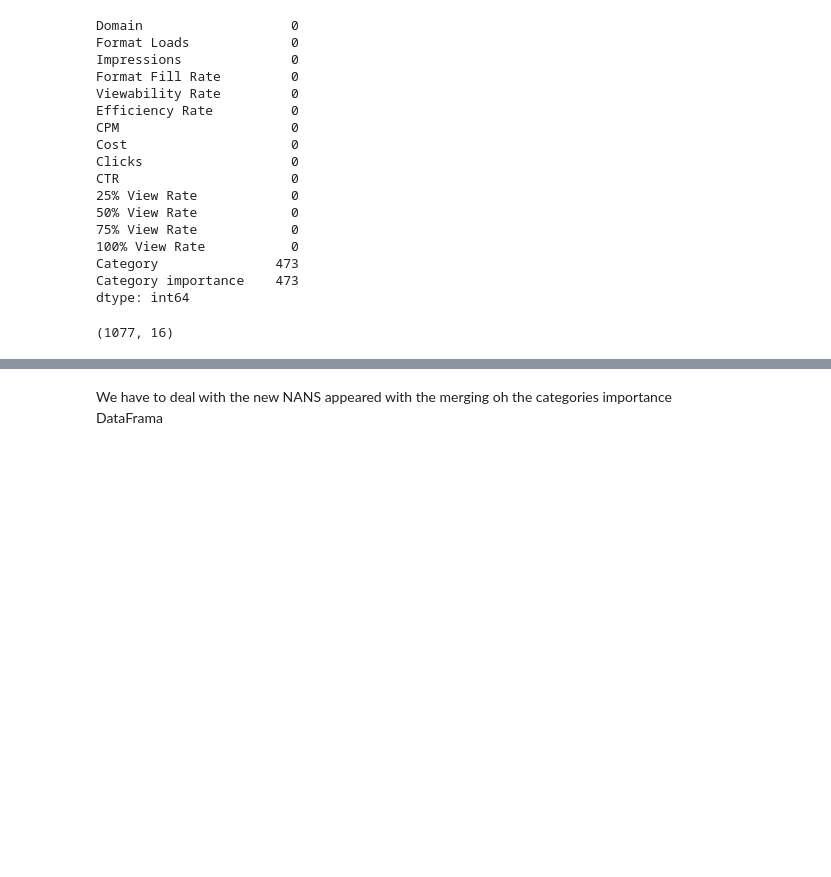
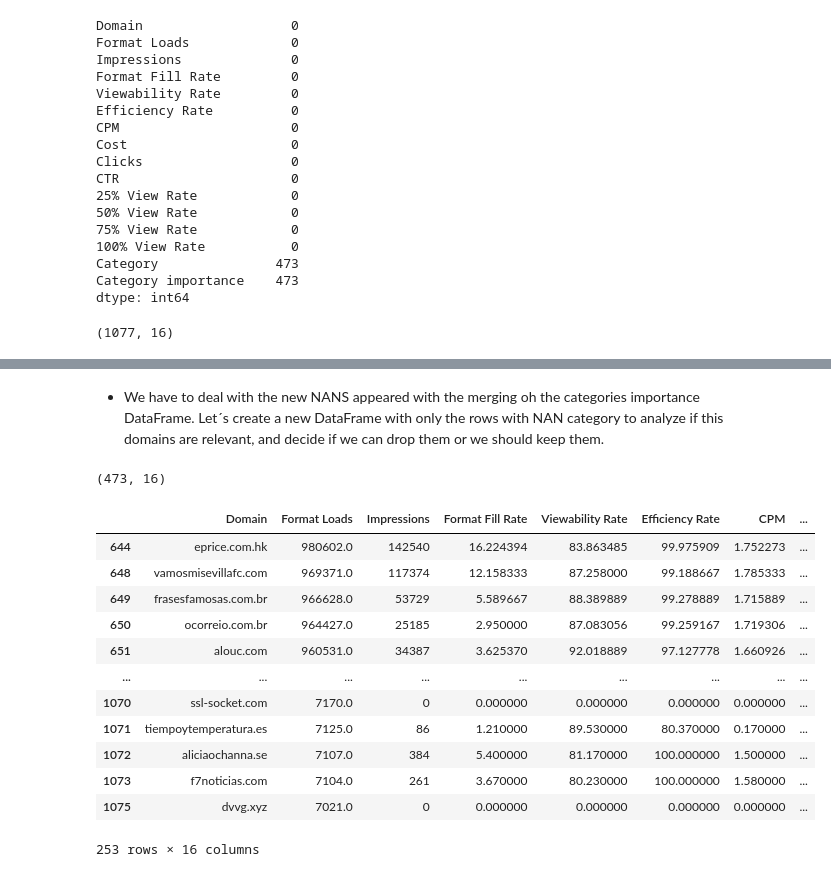
Before and after one commit to rfisla/FINAL-PROJECT-OF-KSCHOOL-MASTER, a Jupyter notebook: Initial Data Interpretation.ipynb, the cells around one changed output, grey strips where cells are left out. Saved outputs shown, nothing was run; the diff lists cells and outputs as text; code cells hidden in the pictures; blank space fills up the shorter version.

```diff
--- a/Initial Data Interpretation.ipynb
+++ b/Initial Data Interpretation.ipynb
@@ -366,3 +401,24 @@ Community & Culture > General                   15
 Name: Category, dtype: int64
-# %% [markdown]
-We have to deal with the new NANS appeared with the merging oh the categories importance DataFrama
+# %% [markdown]
+- We have to deal with the new NANS appeared with the merging oh the categories importance DataFrame. Let´s create a new DataFrame with only the rows with NAN category to analyze if this domains are relevant, and decide if we can drop them or we should keep them.
+# %%
+groupby_domains_NANs = groupby_domains[groupby_domains['Category'].isnull()]
+display(groupby_domains_NANs.shape)
+# %% [output]
+(473, 16)
+# %%
+groupby_domains_NANs[groupby_domains_NANs['Format Loads']<1000000]
+# %% [output]
+|  | Domain | Format Loads | Impressions | Format Fill Rate | Viewability Rate | Efficiency Rate | CPM | ... |
+| 644 | eprice.com.hk | 980602.0 | 142540 | 16.224394 | 83.863485 | 99.975909 | 1.752273 | ... |
+| 648 | vamosmisevillafc.com | 969371.0 | 117374 | 12.158333 | 87.258000 | 99.188667 | 1.785333 | ... |
+| 649 | frasesfamosas.com.br | 966628.0 | 53729 | 5.589667 | 88.389889 | 99.278889 | 1.715889 | ... |
+| 650 | ocorreio.com.br | 964427.0 | 25185 | 2.950000 | 87.083056 | 99.259167 | 1.719306 | ... |
+| 651 | alouc.com | 960531.0 | 34387 | 3.625370 | 92.018889 | 97.127778 | 1.660926 | ... |
+| ... | ... | ... | ... | ... | ... | ... | ... | ... |
+| 1070 | ssl-socket.com | 7170.0 | 0 | 0.000000 | 0.000000 | 0.000000 | 0.000000 | ... |
+| 1071 | tiempoytemperatura.es | 7125.0 | 86 | 1.210000 | 89.530000 | 80.370000 | 0.170000 | ... |
+| 1072 | aliciaochanna.se | 7107.0 | 384 | 5.400000 | 81.170000 | 100.000000 | 1.500000 | ... |
+| 1073 | f7noticias.com | 7104.0 | 261 | 3.670000 | 80.230000 | 100.000000 | 1.580000 | ... |
+| 1075 | dvvg.xyz | 7021.0 | 0 | 0.000000 | 0.000000 | 0.000000 | 0.000000 | ... |
+253 rows × 16 columns
```
Also changed, not shown: parts of 16 cells of this notebook.
